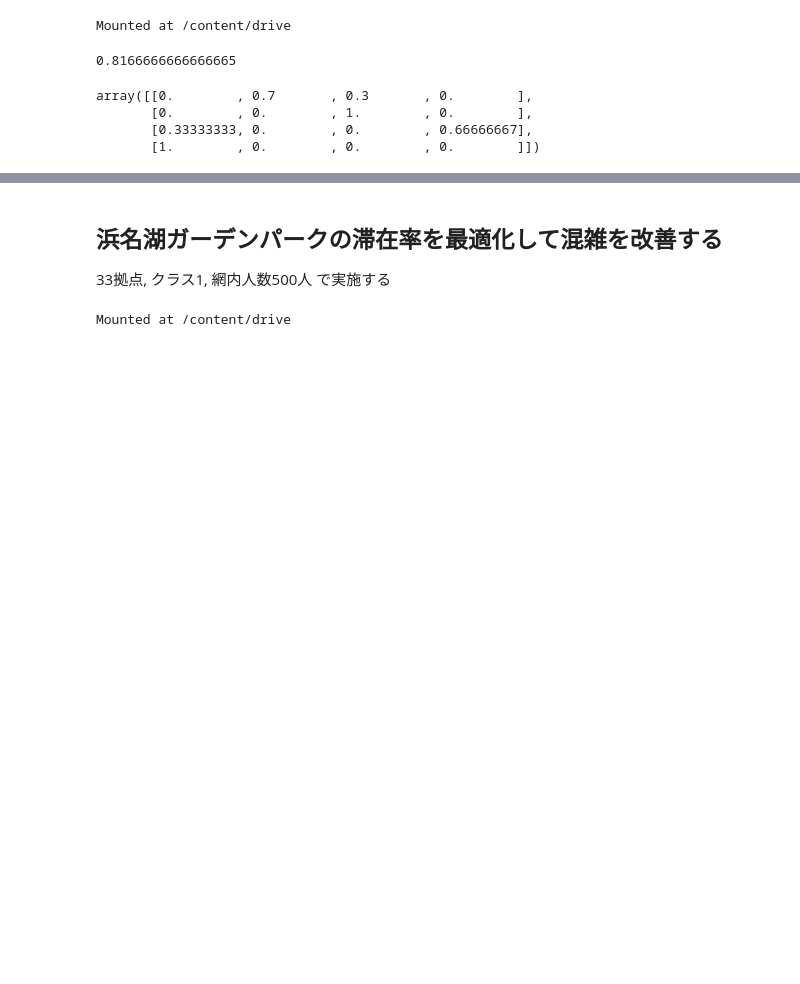
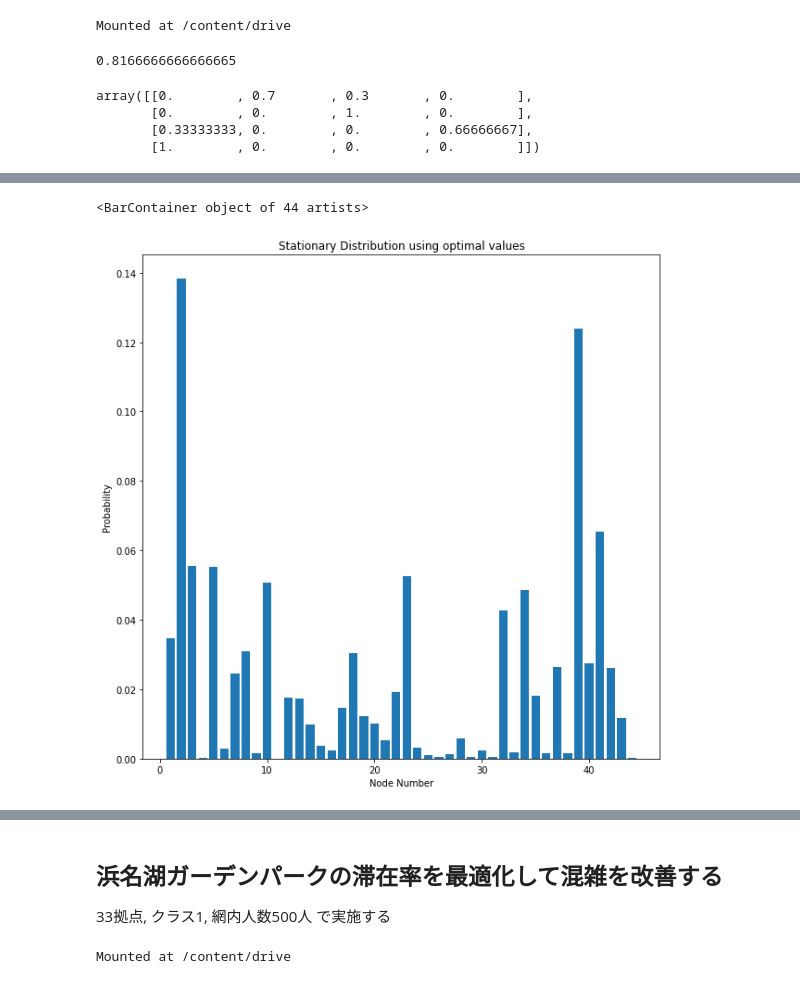
Before and after one commit to smzn/ContinuousMarkov_lib, a Jupyter notebook: 非線形計画法(制約あり).ipynb, the cells around one changed output, grey strips where cells are left out. Cells and saved outputs as stored; diff of their text form; code cells hidden in the pictures; blank space fills up the shorter version.

```diff
--- a/非線形計画法(制約あり).ipynb
+++ b/非線形計画法(制約あり).ipynb
@@ -732,0 +792,11 @@ print('目的間数値(最終) : {0}'.format(val))
+# %%
+#最適化後の定常分布
+x_label = [i for i in range(1,len(pi)+1)]
+plt.figure(figsize=(10,10))
+plt.title('Stationary Distribution using optimal values')
+plt.xlabel('Node Number')
+plt.ylabel('Probability')
+plt.bar(x_label, pi)
+# %% [output]
+<BarContainer object of 44 artists>
+[figure, added]
```
Also changed, not shown: parts of 17 cells of this notebook.
